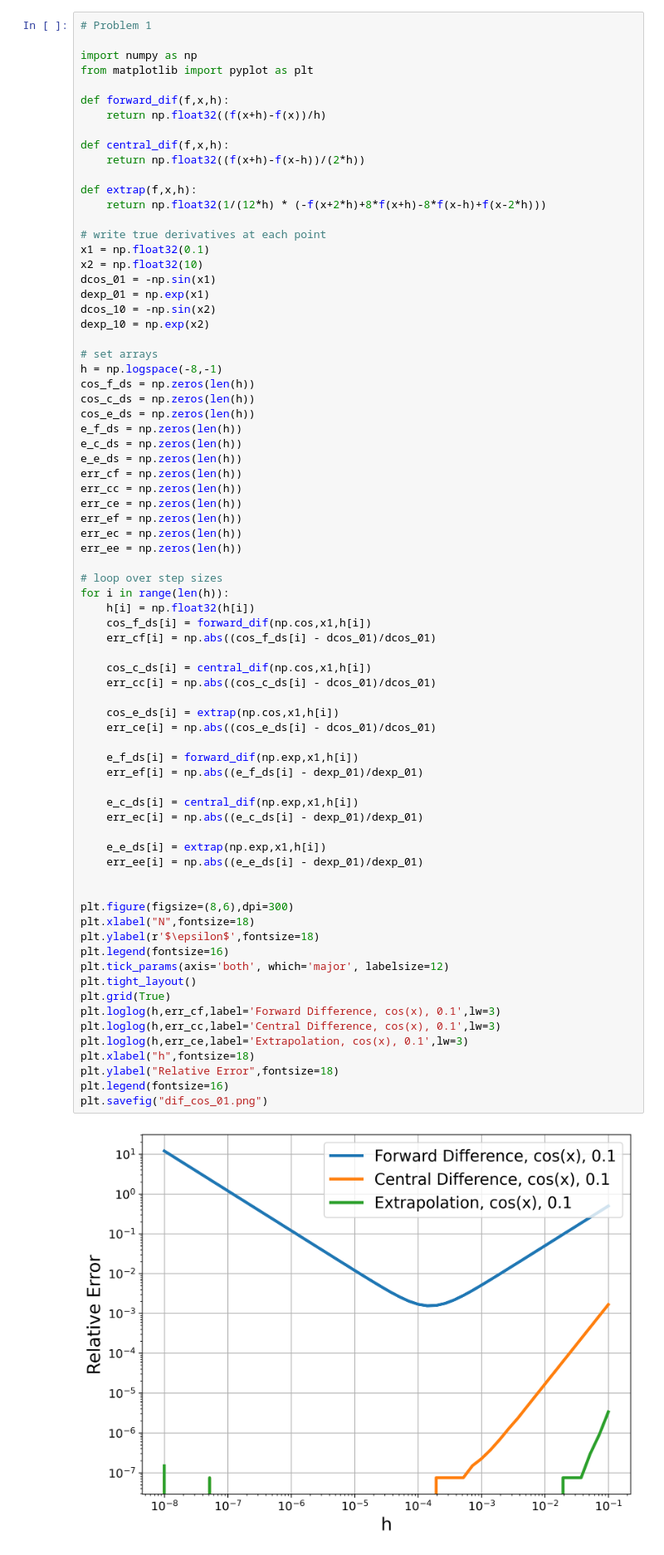
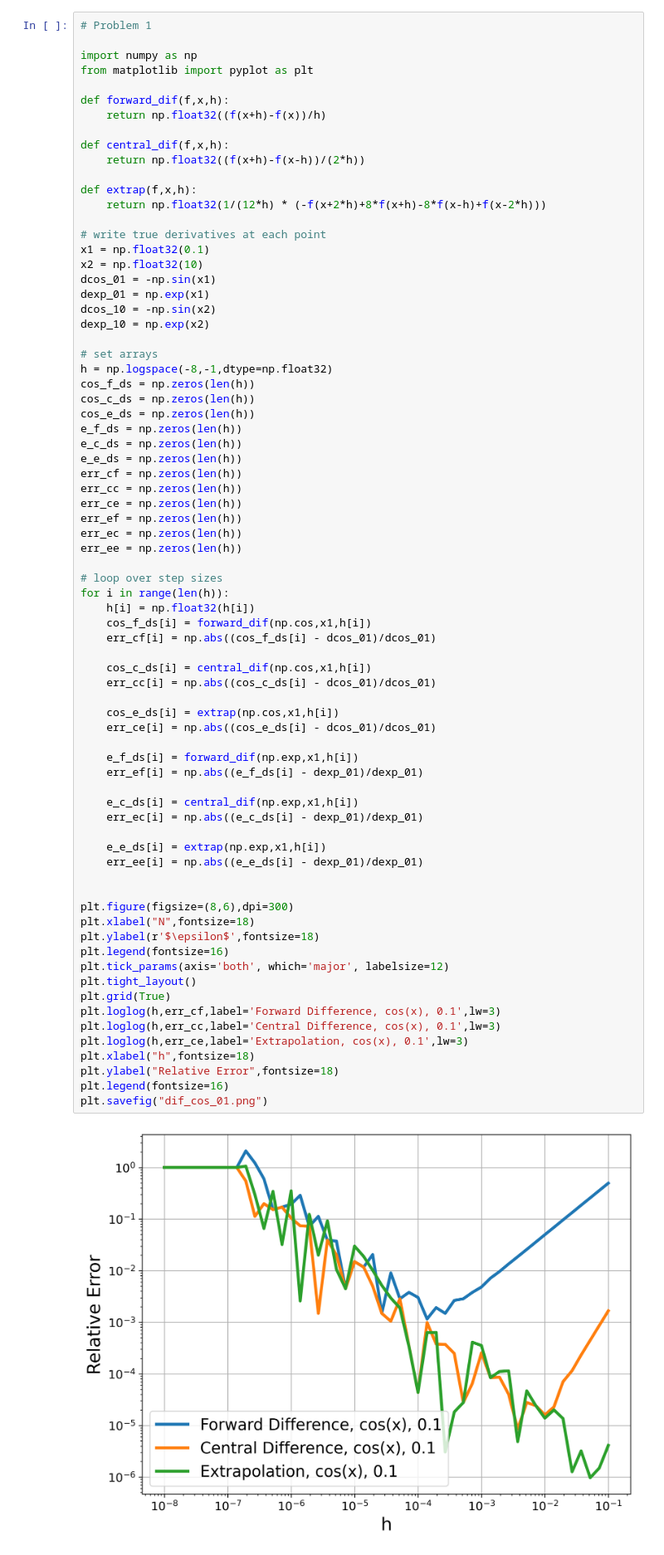
Before and after one commit to chrissellgrenbackup/computational-physics, a Jupyter notebook: Comp_Phys_HW1.ipynb, the cells around one changed output. Shown at 83% size. Drawn from its saved outputs; the diff is of its cells as text.

Commit message:
fixing plots

```diff
--- a/Comp_Phys_HW1.ipynb
+++ b/Comp_Phys_HW1.ipynb
@@ -22,7 +22,7 @@ dcos_10 = -np.sin(x2)
 dexp_10 = np.exp(x2)
 
 # set arrays
-h = np.logspace(-8,-1)
+h = np.logspace(-8,-1,dtype=np.float32)
 cos_f_ds = np.zeros(len(h))
 cos_c_ds = np.zeros(len(h))
 cos_e_ds = np.zeros(len(h))
@@ -46,34 +46,34 @@ for i in range(len(h)):
     err_cc[i] = np.abs((cos_c_ds[i] - dcos_01)/dcos_01)
 
     cos_e_ds[i] = extrap(np.cos,x1,h[i])
     err_ce[i] = np.abs((cos_e_ds[i] - dcos_01)/dcos_01)
 
     e_f_ds[i] = forward_dif(np.exp,x1,h[i])
     err_ef[i] = np.abs((e_f_ds[i] - dexp_01)/dexp_01)
 
     e_c_ds[i] = central_dif(np.exp,x1,h[i])
     err_ec[i] = np.abs((e_c_ds[i] - dexp_01)/dexp_01)
 
     e_e_ds[i] = extrap(np.exp,x1,h[i])
     err_ee[i] = np.abs((e_e_ds[i] - dexp_01)/dexp_01)
 
 
 plt.figure(figsize=(8,6),dpi=300)
 plt.xlabel("N",fontsize=18)
 plt.ylabel(r'$\epsilon$',fontsize=18)
 plt.legend(fontsize=16)
 plt.tick_params(axis='both', which='major', labelsize=12)
 plt.tight_layout()
 plt.grid(True)
 plt.loglog(h,err_cf,label='Forward Difference, cos(x), 0.1',lw=3)
 plt.loglog(h,err_cc,label='Central Difference, cos(x), 0.1',lw=3)
 plt.loglog(h,err_ce,label='Extrapolation, cos(x), 0.1',lw=3)
 plt.xlabel("h",fontsize=18)
 plt.ylabel("Relative Error",fontsize=18)
 plt.legend(fontsize=16)
 plt.savefig("dif_cos_01.png")
 # %% [output]
-[figure, old version]
+[figure, new version]
 # %%
 plt.figure(figsize=(8,6),dpi=300)
 plt.xlabel("N",fontsize=18)
```
Also changed, not shown: parts of 1 cell of this notebook.
